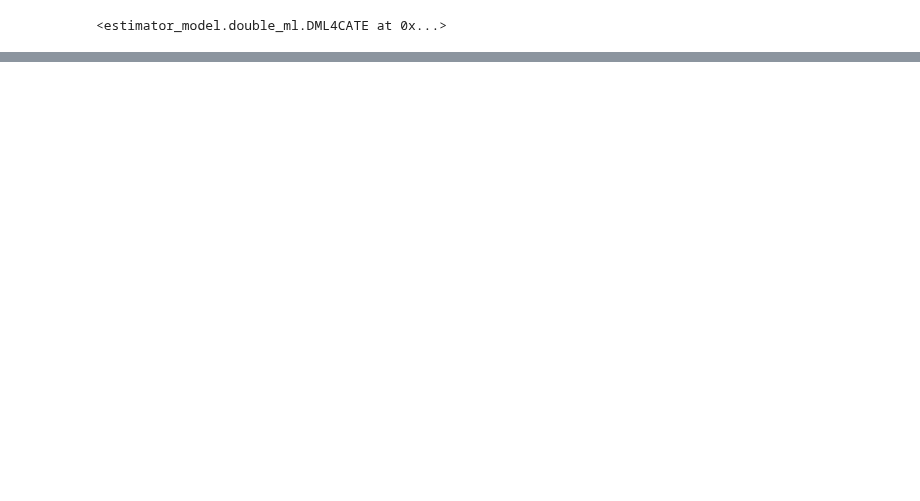
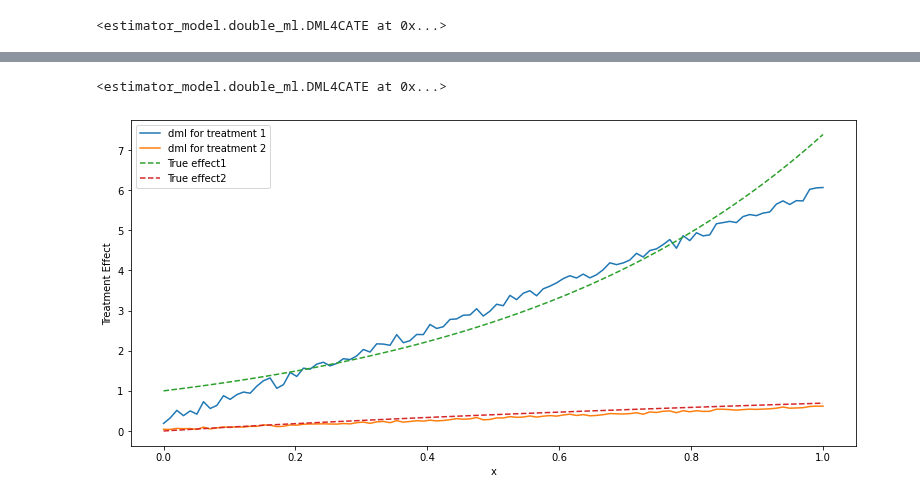
Before and after one commit to DataCanvasIO/YLearn, a Jupyter notebook: test_est.ipynb, the cells around one changed output, grey strips where cells are left out. Saved outputs shown, nothing was run; the diff lists cells and outputs as text; code cells hidden in the pictures; blank space fills up the shorter version.

```diff
--- a/test_est.ipynb
+++ b/test_est.ipynb
@@ -53,0 +167,46 @@ plt.plot(dat, true_te, label='true')
+# %%
+train2, val2, test = multi_continuous_treatment()
+data_test2 = test[0]
+true_te1 = test[1]
+true_te2 = test[2]
+# %%
+adjustment2 = train2.columns[:-10]
+covariate2 = train2.columns[-10:-5]
+treatment2 = train2.columns[-5: -3]
+outcome2 = 'outcome'
+# %%
+from sklearn.ensemble import GradientBoostingRegressor
+from sklearn.multioutput import MultiOutputRegressor
+
+dml2 = DML4CATE(
+    x_model=MultiOutputRegressor(GradientBoostingRegressor()),
+    y_model=GradientBoostingRegressor(),
+    cf_fold=1,
+    is_discrete_treatment=False,
+)
+dml2.fit(
+    data=train2,
+    outcome=outcome2,
+    treatment=treatment2,
+    adjustment=adjustment2,
+    covariate=covariate2,
+)
+# %% [output]
+<estimator_model.double_ml.DML4CATE at 0x...>
+# %%
+effect2 = dml2.estimate(data=data_test2)
+# %%
+X_test = np.random.uniform(0, 1, size=(100, 5))
+X_test[:, 0] = np.linspace(0, 1, 100)
+
+plt.figure(figsize=(13, 6))
+plt.plot(X_test[:, 0], effect2[:, :, 0], label='dml for treatment 1')
+plt.plot(X_test[:, 0], effect2[:, :, 1], label='dml for treatment 2')
+plt.plot(X_test[:, 0], true_te1, '--', label='True effect1')
+plt.plot(X_test[:, 0], true_te2, '--', label='True effect2')
+plt.ylabel("Treatment Effect")
+plt.xlabel("x")
+plt.legend()
+plt.show()
+# %% [output]
+[figure, added]
```
Also changed, not shown: parts of 30 cells of this notebook, 4 other files.
